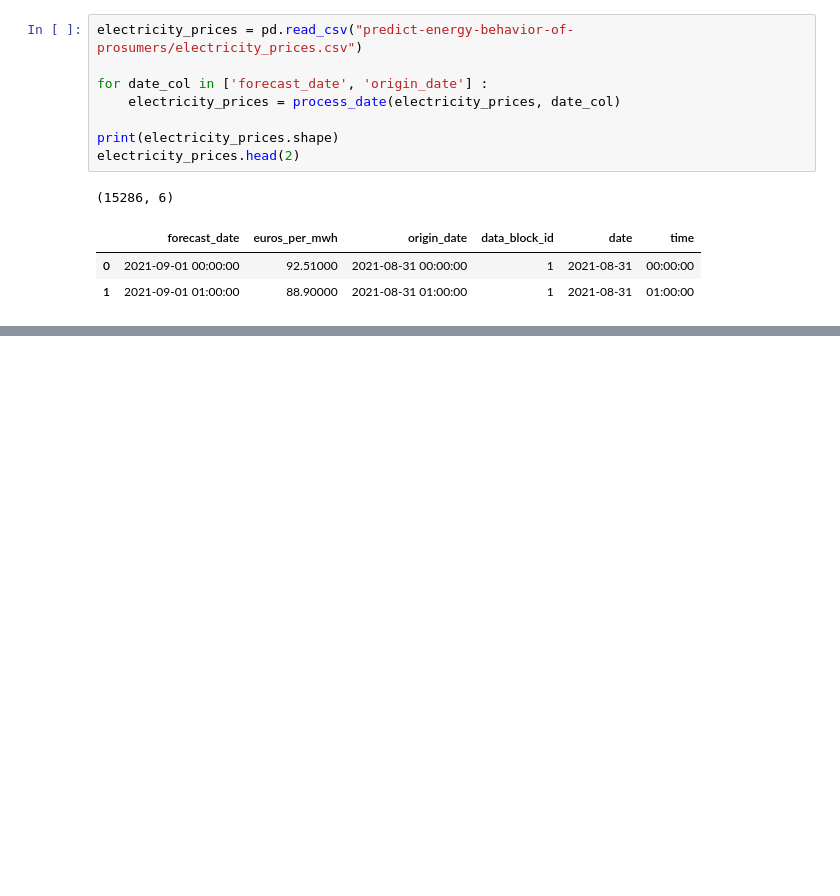
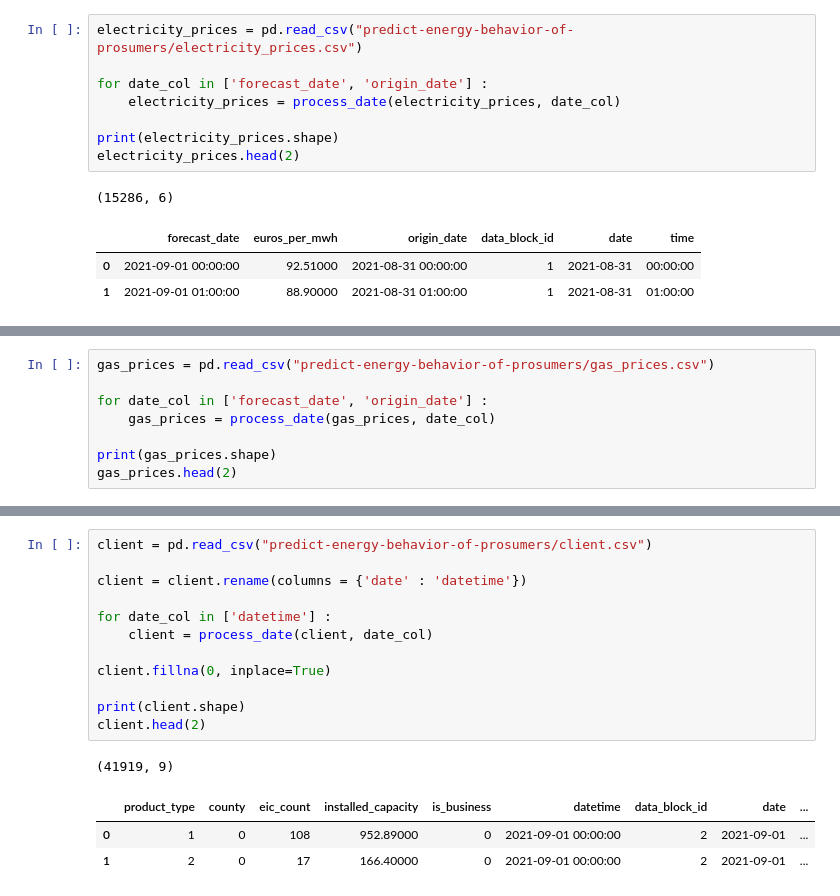
Before and after one commit to TheMerkh/Enefit---Predict-Energy-Behavior-of-Prosumers, a Jupyter notebook: Baseline.ipynb, the cells around one changed output, grey strips where cells are left out. Cells and saved outputs as stored; diff of their text form; blank space fills up the shorter version.

```diff
--- a/Baseline.ipynb
+++ b/Baseline.ipynb
@@ -363,3 +363,11 @@ Wall time: 1.01 s
 |  | county | is_business | product_type | target | is_consumption | datetime | data_block_id | row_id | ... |
 | 0 | 0 | 0 | 1 | 0.71300 | 0 | 2021-09-01 00:00:00 | 0 | 0 | ... |
 | 1 | 0 | 0 | 1 | 96.59000 | 1 | 2021-09-01 00:00:00 | 0 | 1 | ... |
+# %%
+gas_prices = pd.read_csv("predict-energy-behavior-of-prosumers/gas_prices.csv")
+
+for date_col in ['forecast_date', 'origin_date'] :
+    gas_prices = process_date(gas_prices, date_col)
+
+print(gas_prices.shape)
+gas_prices.head(2)
@@ -365,0 +399,17 @@ Wall time: 1.01 s
+# %%
+client = pd.read_csv("predict-energy-behavior-of-prosumers/client.csv")
+
+client = client.rename(columns = {'date' : 'datetime'})
+
+for date_col in ['datetime'] :
+    client = process_date(client, date_col)
+
+client.fillna(0, inplace=True)
+
+print(client.shape)
+client.head(2)
+# %% [output]
+(41919, 9)
+|  | product_type | county | eic_count | installed_capacity | is_business | datetime | data_block_id | date | ... |
+| 0 | 1 | 0 | 108 | 952.89000 | 0 | 2021-09-01 00:00:00 | 2 | 2021-09-01 | ... |
+| 1 | 2 | 0 | 17 | 166.40000 | 0 | 2021-09-01 00:00:00 | 2 | 2021-09-01 | ... |
```
Also changed, not shown: parts of 23 cells of this notebook.
